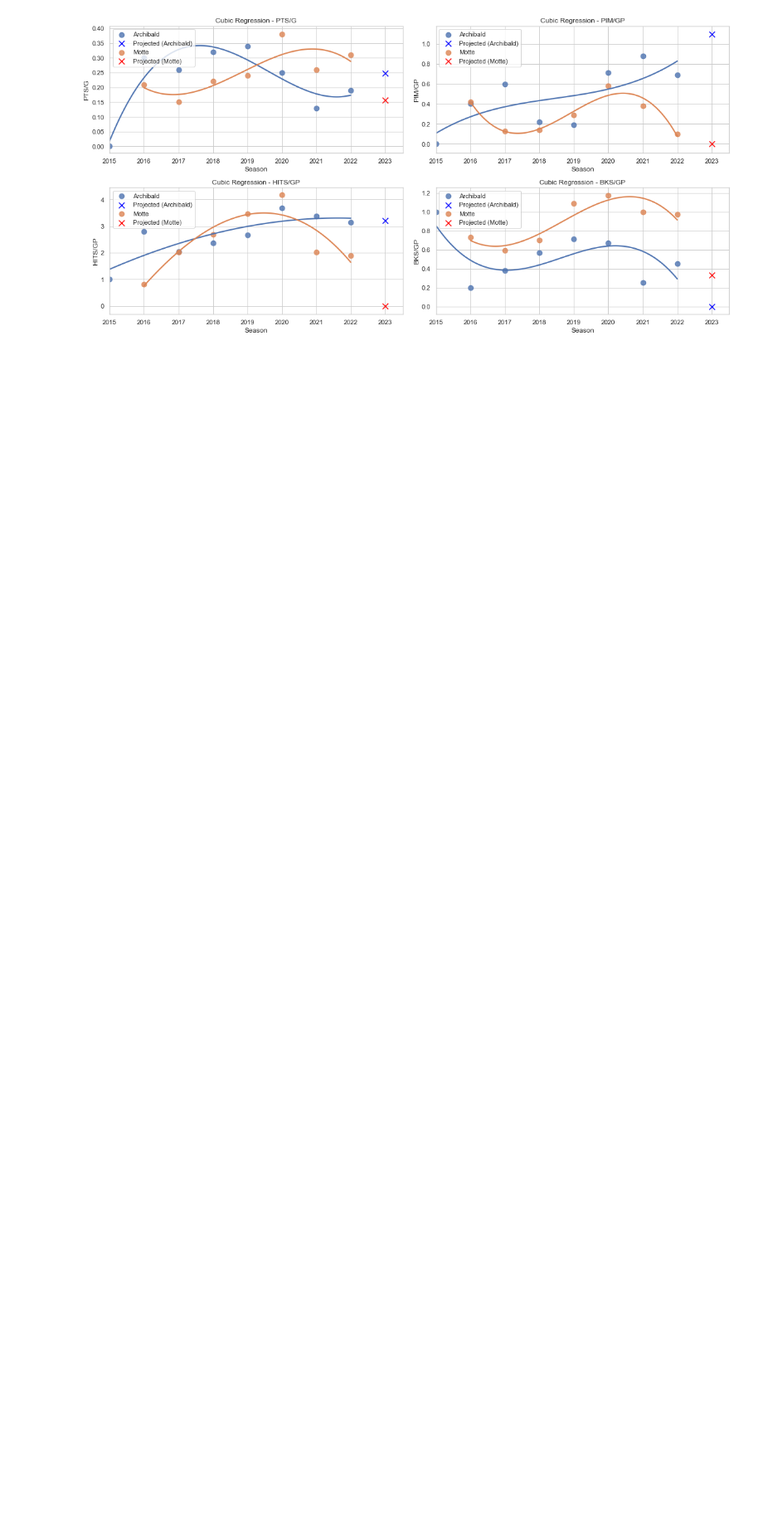
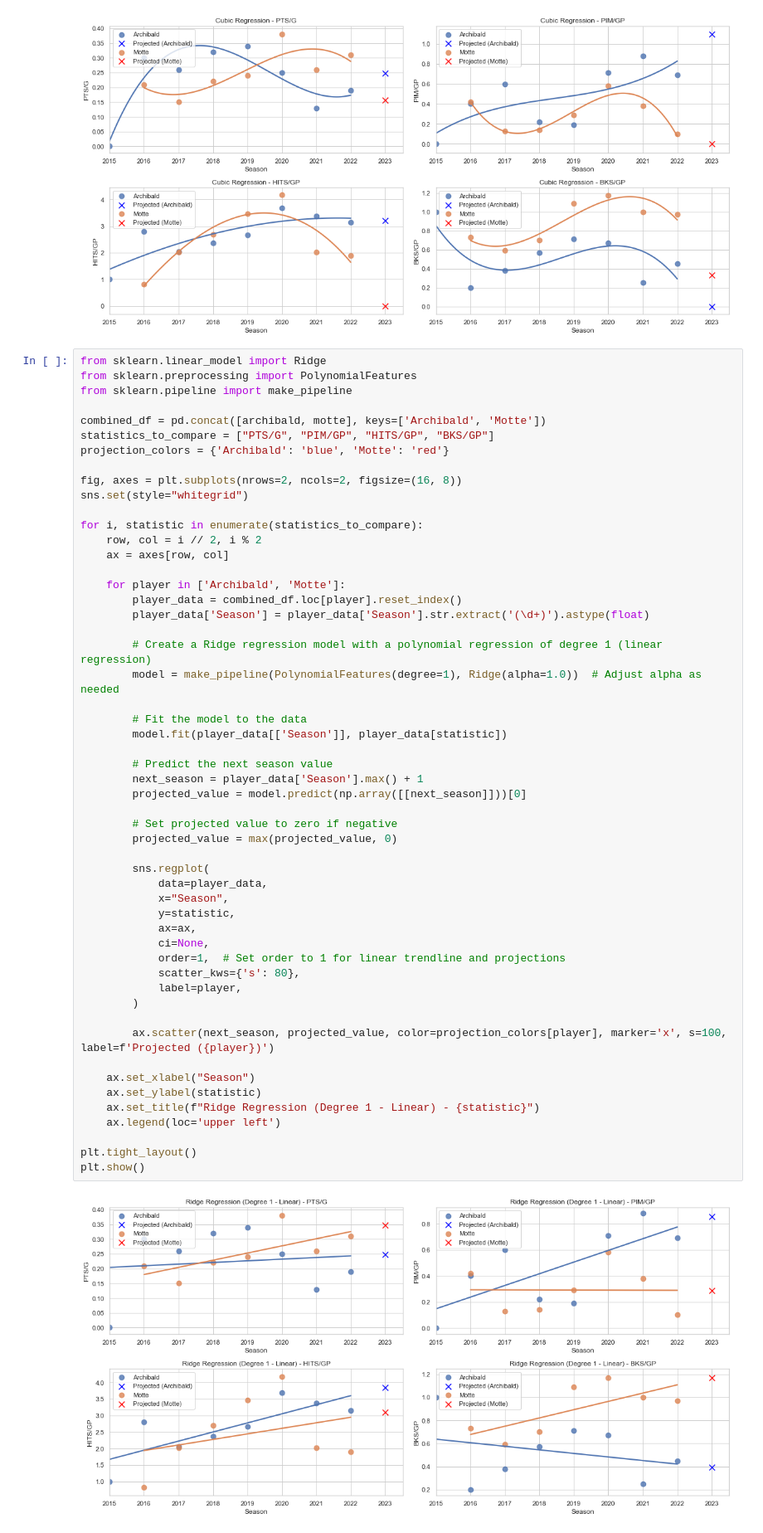
Before and after one commit to jesseplamondon/Motte_Archibald_Comparison_project, a Jupyter notebook: Motte_Archbald_Project/Motte_Archibald_Comparison.ipynb, the cells around one changed output. Shown at 83% size. Saved outputs shown, nothing was run; the diff lists cells and outputs as text; blank space fills up the shorter version.

Commit message:
Added ridge regression and redid analysis accordingly

```diff
--- a/Motte_Archbald_Project/Motte_Archibald_Comparison.ipynb
+++ b/Motte_Archbald_Project/Motte_Archibald_Comparison.ipynb
@@ -86,5 +86,60 @@ plt.tight_layout()
 plt.show()
 # %% [output]
 [figure]
+# %%
+from sklearn.linear_model import Ridge
+from sklearn.preprocessing import PolynomialFeatures
+from sklearn.pipeline import make_pipeline
+
+combined_df = pd.concat([archibald, motte], keys=['Archibald', 'Motte'])
+statistics_to_compare = ["PTS/G", "PIM/GP", "HITS/GP", "BKS/GP"]
+projection_colors = {'Archibald': 'blue', 'Motte': 'red'}
+
+fig, axes = plt.subplots(nrows=2, ncols=2, figsize=(16, 8))
+sns.set(style="whitegrid")
+
+for i, statistic in enumerate(statistics_to_compare):
+    row, col = i // 2, i % 2
+    ax = axes[row, col]
+
+    for player in ['Archibald', 'Motte']:
+        player_data = combined_df.loc[player].reset_index()
+        player_data['Season'] = player_data['Season'].str.extract('(\d+)').astype(float)
+
+        # Create a Ridge regression model with a polynomial regression of degree 1 (linear regression)
+        model = make_pipeline(PolynomialFeatures(degree=1), Ridge(alpha=1.0))  # Adjust alpha as needed
+
+        # Fit the model to the data
+        model.fit(player_data[['Season']], player_data[statistic])
+
+        # Predict the next season value
+        next_season = player_data['Season'].max() + 1
+        projected_value = model.predict(np.array([[next_season]]))[0]
+
+        # Set projected value to zero if negative
+        projected_value = max(projected_value, 0)
+
+        sns.regplot(
+            data=player_data,
+            x="Season",
+            y=statistic,
+            ax=ax,
+            ci=None,
+            order=1,  # Set order to 1 for linear trendline and projections
+            scatter_kws={'s': 80},
+            label=player,
+        )
+
+        ax.scatter(next_season, projected_value, color=projection_colors[player], marker='x', s=100, label=f'Projected ({player})')
+
+    ax.set_xlabel("Season")
+    ax.set_ylabel(statistic)
+    ax.set_title(f"Ridge Regression (Degree 1 - Linear) - {statistic}")
+    ax.legend(loc='upper left')
+
+plt.tight_layout()
+plt.show()
+# %% [output]
+[figure, added]
 # %% [markdown]
 # Analysis
```
Also changed, not shown: parts of 1 cell of this notebook.
